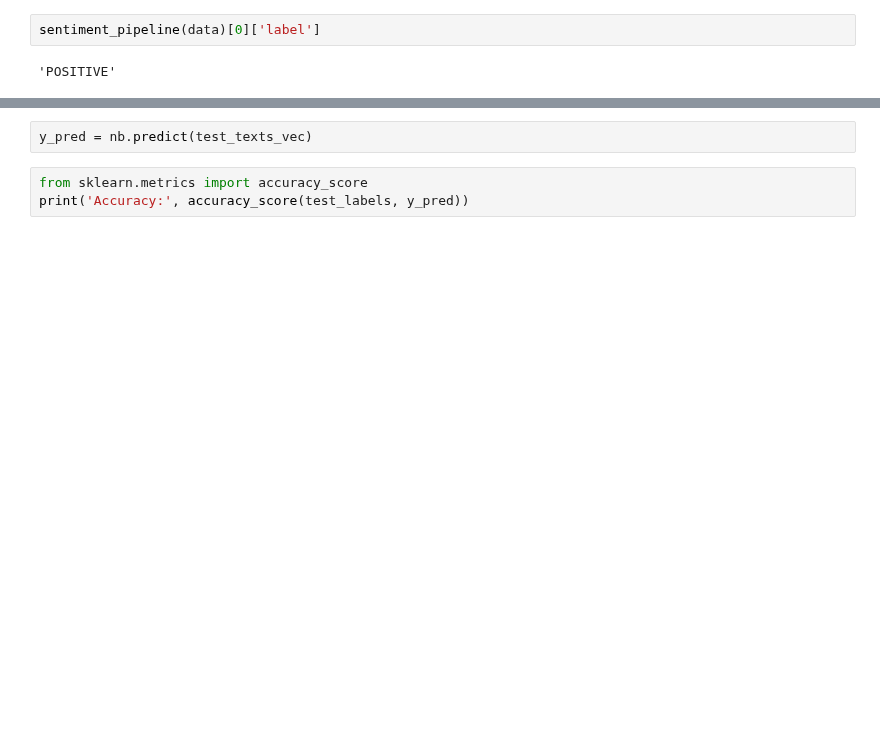
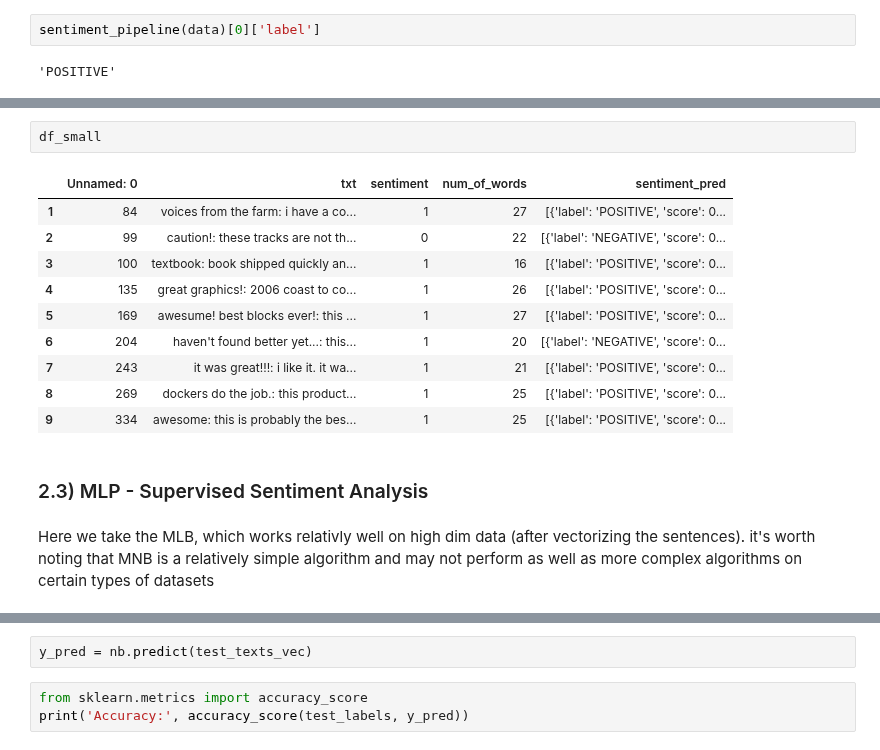
Before and after one commit to neumanh/K-anonymity-fot-texts, a Jupyter notebook: notebooks/Sentiment_Analysis_and_Stat.ipynb, the cells around one changed output, grey strips where cells are left out. Drawn from its saved outputs; the diff is of its cells as text; blank space fills up the shorter version.

```diff
--- a/notebooks/Sentiment_Analysis_and_Stat.ipynb
+++ b/notebooks/Sentiment_Analysis_and_Stat.ipynb
@@ -462,0 +269,18 @@ MultinomialNB()
+# %%
+df_small
+# %% [output]
+|  | Unnamed: 0 | txt | sentiment | num_of_words | sentiment_pred |
+| 1 | 84 | voices from the farm: i have a co... | 1 | 27 | [{'label': 'POSITIVE', 'score': 0... |
+| 2 | 99 | caution!: these tracks are not th... | 0 | 22 | [{'label': 'NEGATIVE', 'score': 0... |
+| 3 | 100 | textbook: book shipped quickly an... | 1 | 16 | [{'label': 'POSITIVE', 'score': 0... |
+| 4 | 135 | great graphics!: 2006 coast to co... | 1 | 26 | [{'label': 'POSITIVE', 'score': 0... |
+| 5 | 169 | awesume! best blocks ever!: this ... | 1 | 27 | [{'label': 'POSITIVE', 'score': 0... |
+| 6 | 204 | haven't found better yet...: this... | 1 | 20 | [{'label': 'NEGATIVE', 'score': 0... |
+| 7 | 243 | it was great!!!: i like it. it wa... | 1 | 21 | [{'label': 'POSITIVE', 'score': 0... |
+| 8 | 269 | dockers do the job.: this product... | 1 | 25 | [{'label': 'POSITIVE', 'score': 0... |
+| 9 | 334 | awesome: this is probably the bes... | 1 | 25 | [{'label': 'POSITIVE', 'score': 0... |
+# %% [markdown]
+### 2.3) MLP - Supervised Sentiment Analysis
+# %% [markdown]
+Here we take the MLB, which works relativly well on high dim data (after vectorizing the sentences).
+ it's worth noting that MNB is a relatively simple algorithm and may not perform as well as more complex algorithms on certain types of datasets
```
Also changed, not shown: parts of 132 cells of this notebook.
